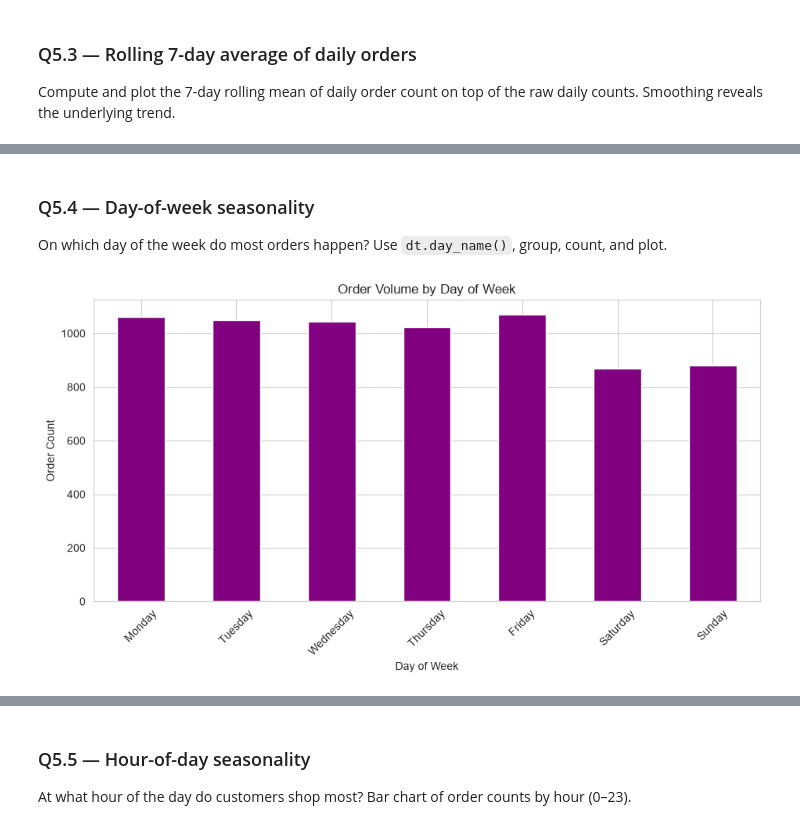
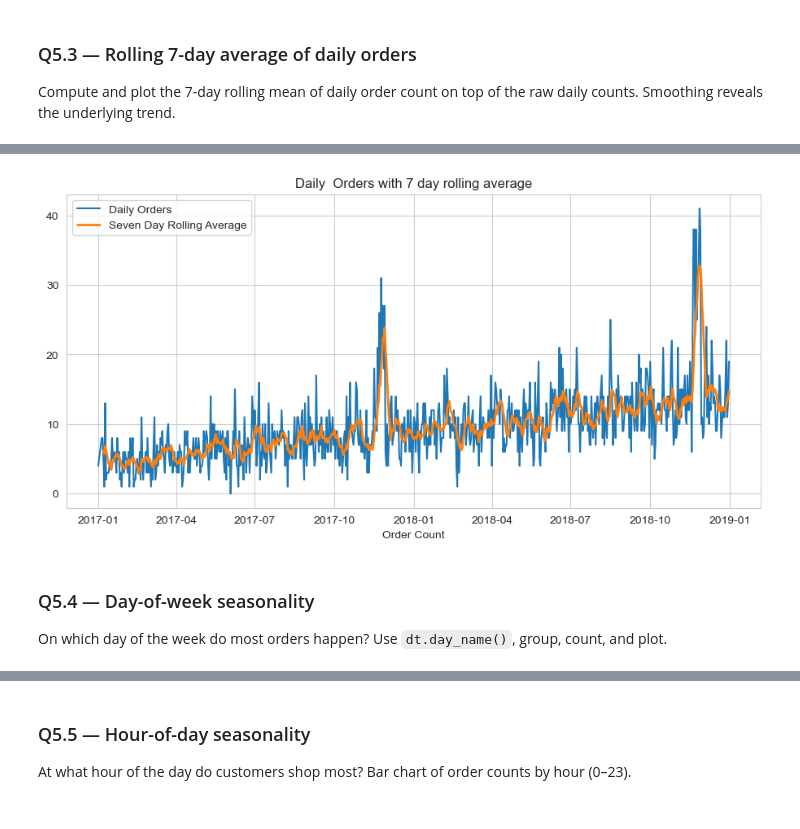
Before and after one commit to SumanSudo/DSML, a Jupyter notebook: Day4/Assignment/Pandas_Sales_Assignment.ipynb, the cells around one changed output, grey strips where cells are left out. Drawn from its saved outputs; the diff is of its cells as text; code cells hidden in the pictures.

```diff
--- a/Day4/Assignment/Pandas_Sales_Assignment.ipynb
+++ b/Day4/Assignment/Pandas_Sales_Assignment.ipynb
@@ -1343,19 +1362,16 @@ plt.show()
+# %%
+plt.figure(figsize=(11, 5))
+plt.plot(daily_orders, label="Daily Orders")
+plt.plot(rolling_seven, label="Seven Day Rolling Average", linewidth=2)
+plt.title("Daily  Orders with 7 day rolling average")
+plt.xlabel("Date")
+plt.xlabel("Order Count")
+plt.legend()
+plt.show()
+# %% [output]
+[figure, added]
 # %% [markdown]
 ### Q5.4 — Day-of-week seasonality
 On which day of the week do most orders happen? Use `dt.day_name()`, group, count, and plot.
 # %%
-# Day-of-week seasonality
-orders['day_of_week'] = orders['order_purchase_timestamp'].dt.day_name()                       # Get day names
-dow_counts = orders['day_of_week'].value_counts()                                              # Count orders per day of week
-day_order = ['Monday', 'Tuesday', 'Wednesday', 'Thursday', 'Friday', 'Saturday', 'Sunday']    # Define calendar day ordering
-dow_counts = dow_counts.reindex(day_order)                                                     # Reindex to order correctly
-
-plt.figure(figsize=(11, 5))                                                                    # Set bar plot size
-dow_counts.plot(kind='bar', color='purple')                                                    # Draw bar plot
-plt.title('Order Volume by Day of Week')                                                       # Set plot title
-plt.xlabel('Day of Week')                                                                      # Set horizontal axis label
-plt.ylabel('Order Count')                                                                      # Set vertical axis label
-plt.xticks(rotation=45)                                                                        # Rotate labels for readability
-plt.show()                                                                                     # Render bar chart
+sales["day_of_week"] = sales["order_purchase_timestamp"].dt.day_name()
-# %% [output]
-[figure, removed]
```
Also changed, not shown: parts of 34 cells of this notebook.
